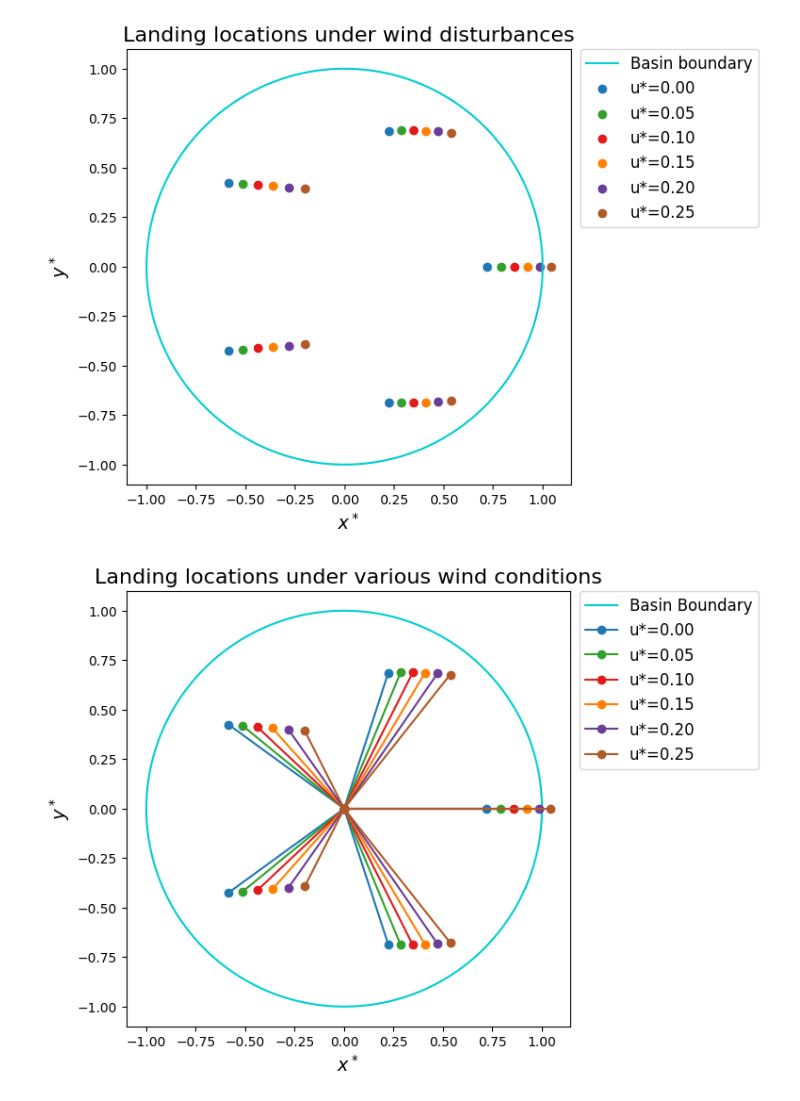
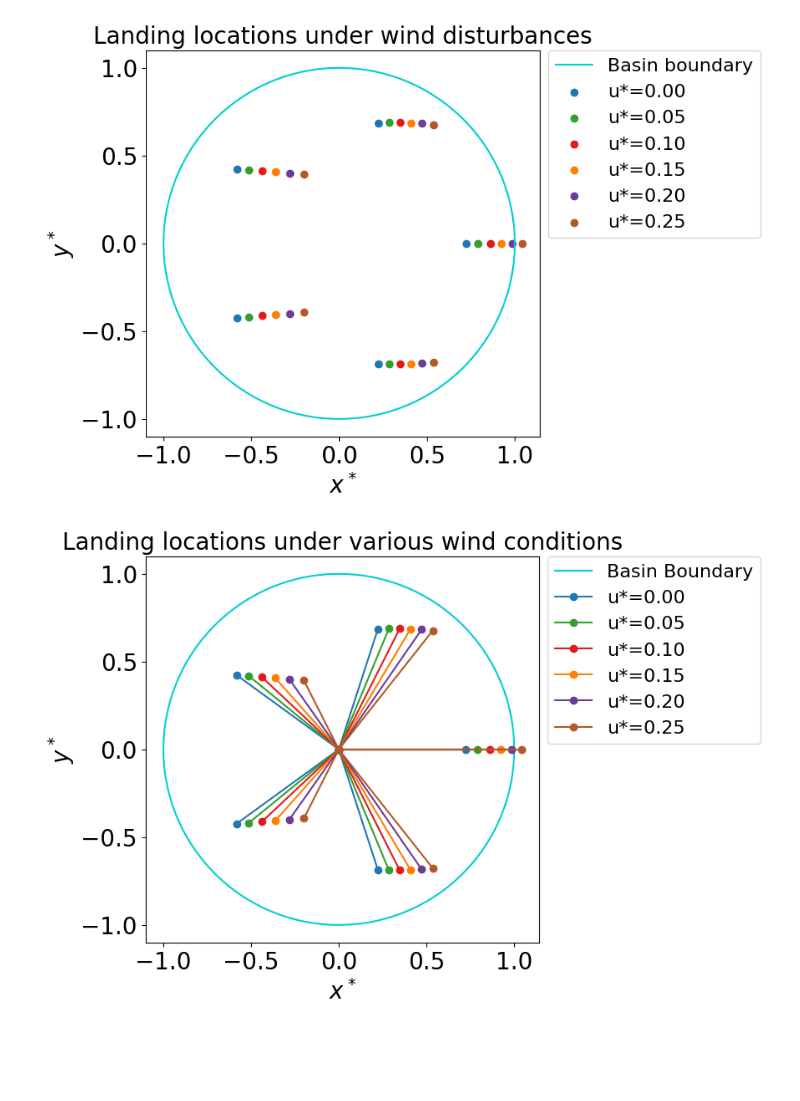
Before and after one commit to pavitra1905/FountainTrajectory, a Jupyter notebook: FountainTrajectoryPlots.ipynb, the cells around one changed output. Saved outputs shown, nothing was run; the diff lists cells and outputs as text; code cells hidden in the pictures; blank space fills up the shorter version.

```diff
--- a/FountainTrajectoryPlots.ipynb
+++ b/FountainTrajectoryPlots.ipynb
@@ -95,6 +95,7 @@ winds = [
 ] # keeping and increasing wind in x direction
 
 cmap = plt.get_cmap("Paired") # for plotting
+plt.rcParams.update({'font.size': 20})
 # %%
 # Basic Model (fountain top-down view)
 theta_circ = np.linspace(0, 2*np.pi, 400)
@@ -200,34 +201,34 @@ plt.show()
 # %%
 # Jet trajectory landing positions under increasing wind for each spoke
 theta_circ = np.linspace(0, 2*np.pi, 400)
 plt.figure(figsize=(8,6))
 plt.plot(np.cos(theta_circ), np.sin(theta_circ), label="Basin boundary", color='darkturquoise')
 for i, p in enumerate(phi):
     for j, w in enumerate(winds):
         xs, ys = [], []
         _, land = simulate(theta, p, Gamma, Lambda, w)
         if land:
             xs.append(land["xL"])
             ys.append(land["yL"])
 
             if i == 0:
                 plt.scatter(xs, ys,
                     color=cmap(2*j + 1),
                     label=f"u*={w['u_star'][0]:.2f}")
             else:
                 plt.scatter(xs, ys,
                     color=cmap(2*j + 1))
 
 plt.gca().set_aspect("equal")
-plt.xlabel(r"$x^*$", fontsize=14)
-plt.ylabel(r"$y^*$", fontsize=14)
-plt.title("Landing locations under wind disturbances", fontsize=16)
+plt.xlabel(r"$x^*$", fontsize=20)
+plt.ylabel(r"$y^*$", fontsize=20)
+plt.title("Landing locations under wind disturbances", fontsize=20)
 plt.legend(loc="upper left",
     bbox_to_anchor=(1.02, 1.0),
-    borderaxespad=0.0, fontsize=12)
+    borderaxespad=0.0, fontsize=16)
 plt.show()
 # %% [output]
-[figure, old version]
+[figure, new version]
 # %%
 # Jet trajectory landing positions under increasing wind for each spoke
 plt.figure(figsize=(8,6))
@@ -244,15 +245,15 @@ for i, w in enumerate(winds):
                 plt.plot([0, land["xL"]], [0, land["yL"]], marker="o", color =cmap(2*i + 1))
 
 plt.gca().set_aspect("equal")
-plt.xlabel(r"$x^*$", fontsize=14)
-plt.ylabel(r"$y^*$", fontsize=14)
-plt.title("Landing locations under various wind conditions", fontsize=16)
+plt.xlabel(r"$x^*$", fontsize=20)
+plt.ylabel(r"$y^*$", fontsize=20)
+plt.title("Landing locations under various wind conditions", fontsize=20)
 plt.legend(loc="upper left",
     bbox_to_anchor=(1.02, 1.0),
-    borderaxespad=0.0, fontsize=12)
+    borderaxespad=0.0, fontsize=16)
 plt.show()
 # %% [output]
-[figure, old version]
+[figure, new version]
 # %%
 # Landing radius vs launch angles
 wind_fixed = {"u_star": (0.1, 0.0, 0.0)}
```
Also changed, not shown: parts of 11 cells of this notebook.
